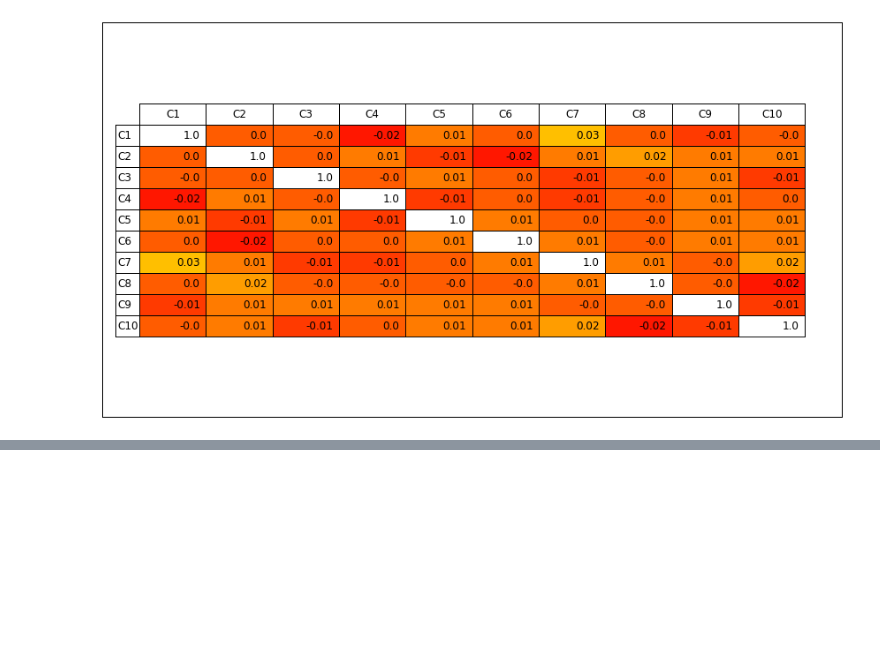
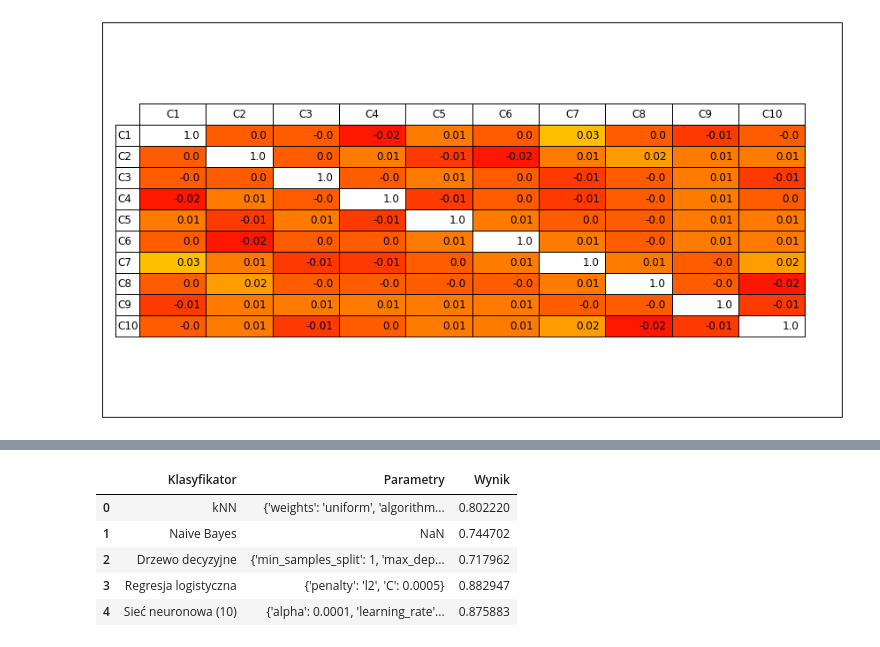
Before and after one commit to bdfhjk/SUS, a Jupyter notebook: zadanie1/zadanie1.ipynb, the cells around one changed output, grey strips where cells are left out. Cells and saved outputs as stored; diff of their text form; code cells hidden in the pictures; blank space fills up the shorter version.

```diff
--- a/zadanie1/zadanie1.ipynb
+++ b/zadanie1/zadanie1.ipynb
@@ -123,9 +143,10 @@ results = pd.DataFrame()
 # %%
 lr = linear_model.LogisticRegression()
-parameters = {'penalty':('l1', 'l2'), 'C':[0.05,0.1,0.2,0.5,1,5], 'tol':[0.001, 0.0001, 0.00001]}
+parameters = {'penalty':('l1', 'l2'), 'C':[0.00001, 0.00005, 0.0001, 0.0005, 0.001]}
 
-clf = grid_search.GridSearchCV(lr, parameters)
+clf = grid_search.GridSearchCV(lr, parameters, n_jobs=-1)
 clf.fit(train_X, train_Y)
 score = clf.score(test_X, test_Y)
-results = results.append({'Klasyfikator':'Regresja logistyczna', 'Wynik':score}, ignore_index=True)
+results = results.append({'Klasyfikator':'Regresja logistyczna',
+                          'Wynik':score, 'Parametry':str(clf.best_params_)}, ignore_index=True)
 # %%
@@ -139,32 +166,0 @@ results = results.append({'Klasyfikator':'kNN', 'Wynik':score}, ignore_index=Tru
-# %%
-gnb = GaussianNB()
-gnb.fit(train_X, train_Y)
-gnb.score(test_X, test_Y)
-results = results.append({'Klasyfikator':'Naive Bayes', 'Wynik':score}, ignore_index=True)
-# %%
-dtc = tree.DecisionTreeClassifier()
-
-parameters = {
-    'max_depth': (150, 155, 160),
-    'min_samples_split': (1, 2, 3),
-    'min_samples_leaf': (1, 2, 3)
-}
-
-clf = grid_search.GridSearchCV(dtc, parameters)
-clf.fit(train_X, train_Y)
-score = clf.score(test_X, test_Y)
-results = results.append({'Klasyfikator':'Drzewo decyzyjne', 'Wynik':score}, ignore_index=True)
-# %%
-mlp = MLPClassifier(max_iter=1000, hidden_layer_sizes=(10,5))
-
-parameters = {
-    'algorithm':('l-bfgs', 'sgd', 'adam'),
-    'alpha':(1e-5, 1e-4, 1e-6),
-    'learning_rate':('constant', 'invscaling', 'adaptive'),
-
-}
-clf = grid_search.GridSearchCV(mlp, parameters, n_jobs=-1)
-clf.fit(train_X, train_Y)
-score=clf.score(test_X, test_Y)
-
-results = results.append({'Klasyfikator':'Sieć neuronowa (10,5)', 'Wynik':score}, ignore_index=True)
@@ -180,0 +172,10 @@ results
+# %%
+pd.set_option('max_colwidth', 800)
+results
+# %% [output]
+|  | Klasyfikator | Parametry | Wynik |
+| 0 | kNN | {'weights': 'uniform', 'algorithm... | 0.802220 |
+| 1 | Naive Bayes | NaN | 0.744702 |
+| 2 | Drzewo decyzyjne | {'min_samples_split': 1, 'max_dep... | 0.717962 |
+| 3 | Regresja logistyczna | {'penalty': 'l2', 'C': 0.0005} | 0.882947 |
+| 4 | Sieć neuronowa (10) | {'alpha': 0.0001, 'learning_rate'... | 0.875883 |
```
Also changed, not shown: parts of 11 cells of this notebook, 1 other file.
